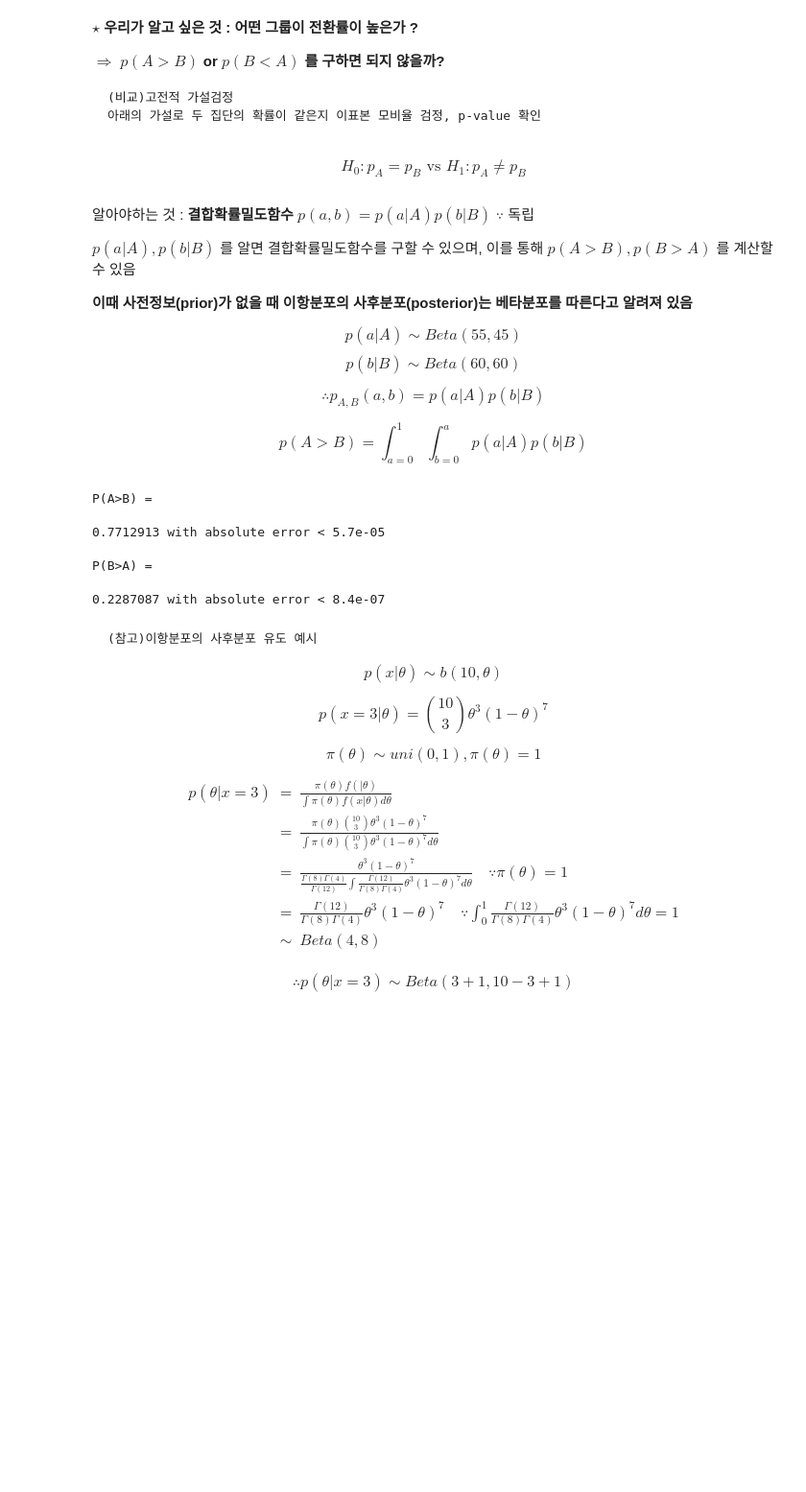
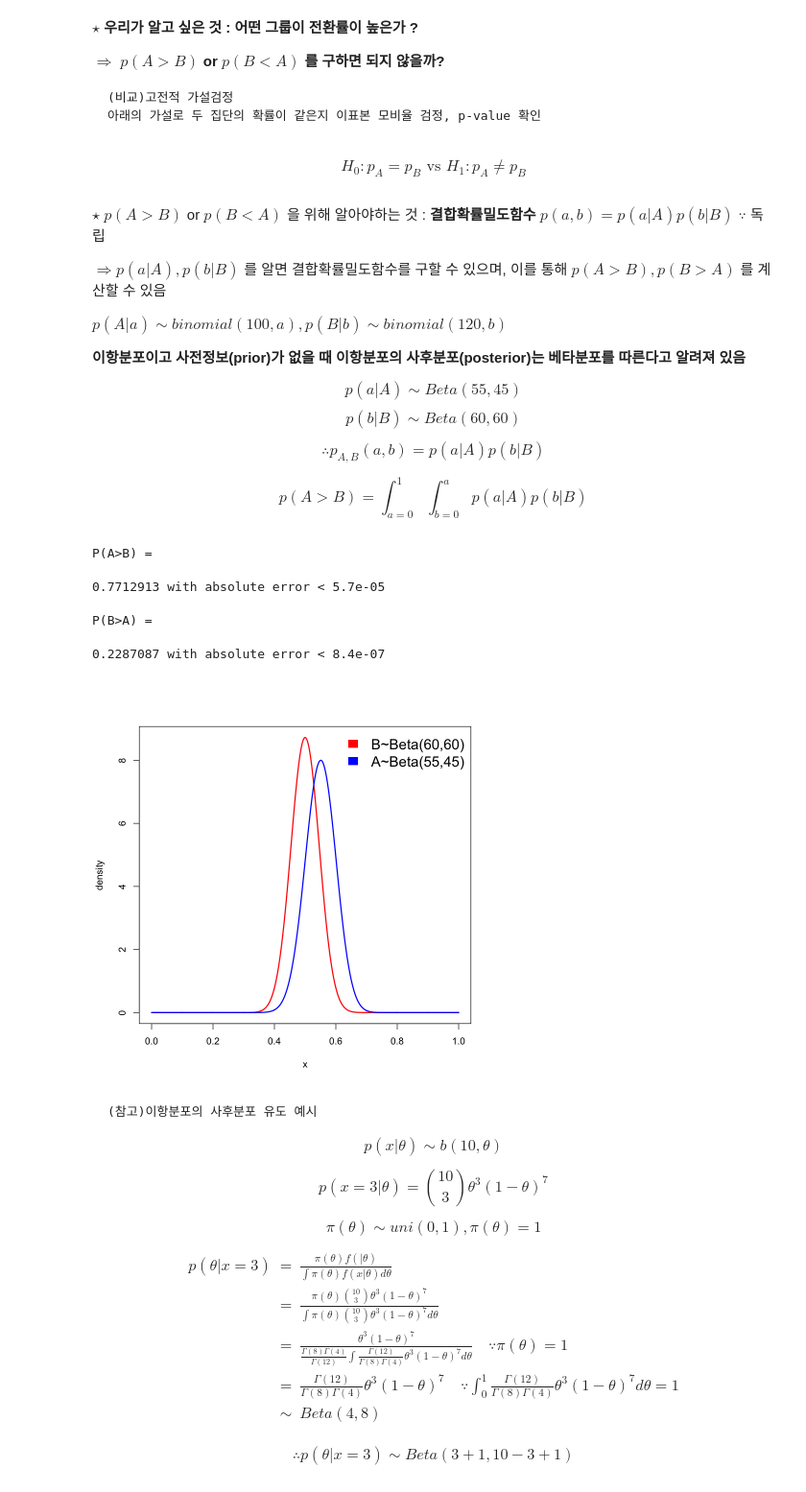
Before and after one commit to Yimdh/progress, a Jupyter notebook: stat/abtest/bayesian/IntroBayesian.ipynb, the cells around one changed output. Shown at 96% size. Drawn from its saved outputs; the diff is of its cells as text; code cells hidden in the pictures; blank space fills up the shorter version.

````diff
--- a/stat/abtest/bayesian/IntroBayesian.ipynb
+++ b/stat/abtest/bayesian/IntroBayesian.ipynb
@@ -82,12 +79,14 @@ A data.frame: 2 × 4
 ```
 $$H_0 : p_A = p_B \text{ vs } H_1 : p_A \neq p_B$$
 # %% [markdown]
-알아야하는 것 : **결합확률밀도함수** $p(a,b)=p(a|A)p(b|B)$ $\because$ 독립
+$\star$ $p(A>B)$ or $p(B<A)$ 을 위해 알아야하는 것 : **결합확률밀도함수** $p(a,b)=p(a|A)p(b|B)$ $\because$ 독립
 
 
-$p(a|A),p(b|B)$ 를 알면 결합확률밀도함수를 구할 수 있으며, 이를 통해 $p(A>B),p(B>A)$ 를 계산할 수 있음
+$\Rightarrow p(a|A),p(b|B)$ 를 알면 결합확률밀도함수를 구할 수 있으며, 이를 통해 $p(A>B),p(B>A)$ 를 계산할 수 있음
 
-**이때 사전정보(prior)가 없을 때 이항분포의 사후분포(posterior)는 베타분포를 따른다고 알려져 있음**
+$p(A|a) \sim binomial(100,a),p(B|b) \sim binomial(120,b)$
+
+**이항분포이고 사전정보(prior)가 없을 때 이항분포의 사후분포(posterior)는 베타분포를 따른다고 알려져 있음**
 
 $$p(a|A) \sim Beta(55,45)$$
 $$p(b|B) \sim Beta(60,60)$$
@@ -97,19 +96,23 @@ $$\therefore p_{A,B}(a,b) = p(a|A)p(b|B)$$
 
 $$p(A>B)=\int^1_{a=0}\int_{b=0}^ap(a|A)p(b|B)$$
 # %%
+x<-seq(0,1,0.001)
+plot(x,dbeta(x,60,60),type='l',col='red',lwd=2,ylab='density')
+lines(x,dbeta(x,55,45),col='blue',lwd=2)
+legend("topright",legend=c("B~Beta(60,60)","A~Beta(55,45)"),fill=c("red","blue"),border="white",box.lty=0,cex=1.5)
+
+
 cat("P(A>B) = ",'\n')
 integrate(function(x) dbeta(x,55,45)*pbeta(x,60,60),0,1)
 
 cat("P(B>A) = ",'\n')
 integrate(function(x) dbeta(x,60,60)*pbeta(x,55,45),0,1)
-
-#integrate(function(x) dbeta(x,171,331)*pbeta(x,3301,6701),0,1)
-#integrate(function(x) dbeta(x,3301,6701)*pbeta(x,171,331),0,1)
 # %% [output]
 P(A>B) =
 0.7712913 with absolute error < 5.7e-05
 P(B>A) =
 0.2287087 with absolute error < 8.4e-07
+[figure, added]
 # %% [markdown]
 ```
 (참고)이항분포의 사후분포 유도 예시
````
Also changed, not shown: parts of 3 cells of this notebook.
